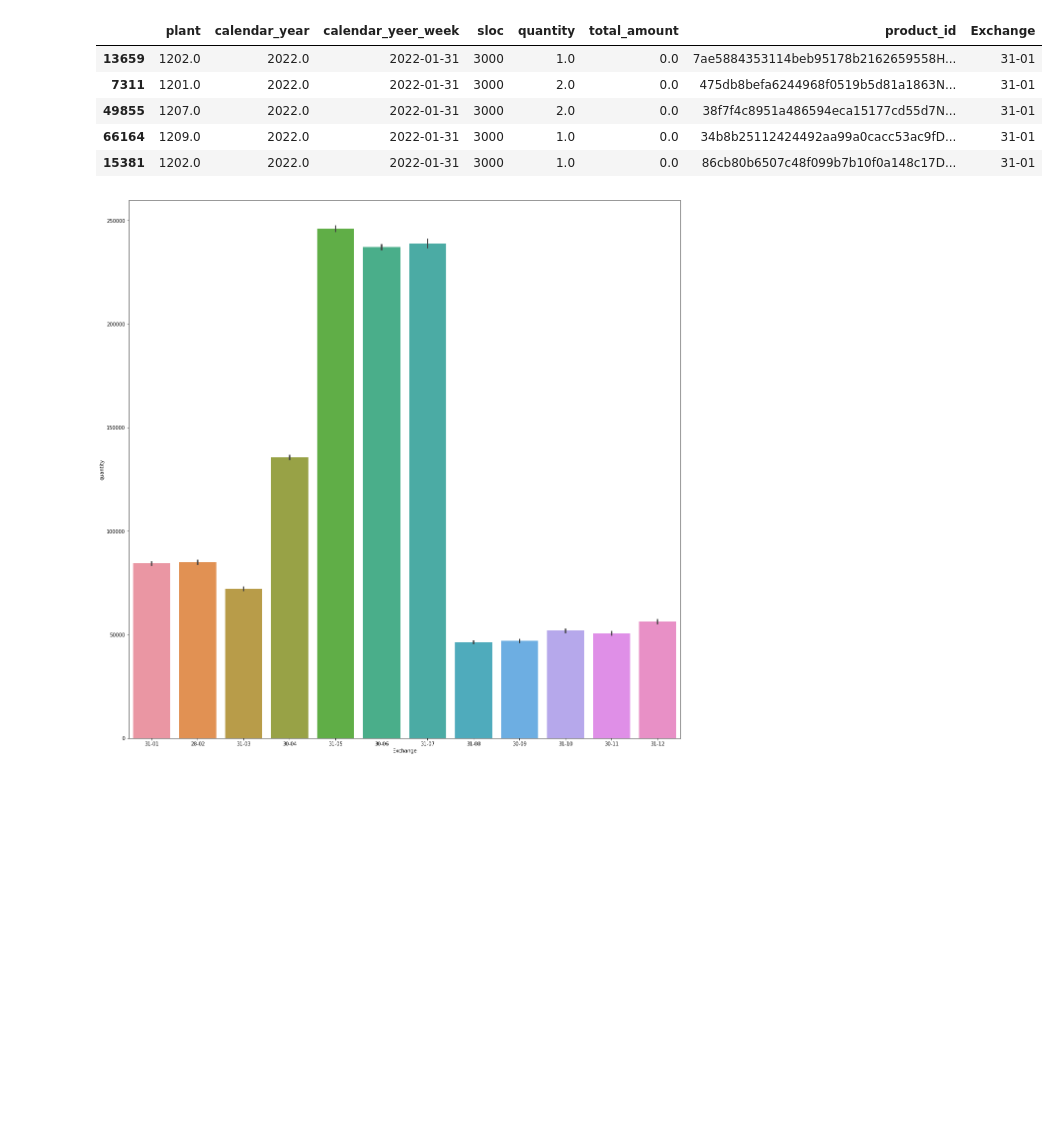
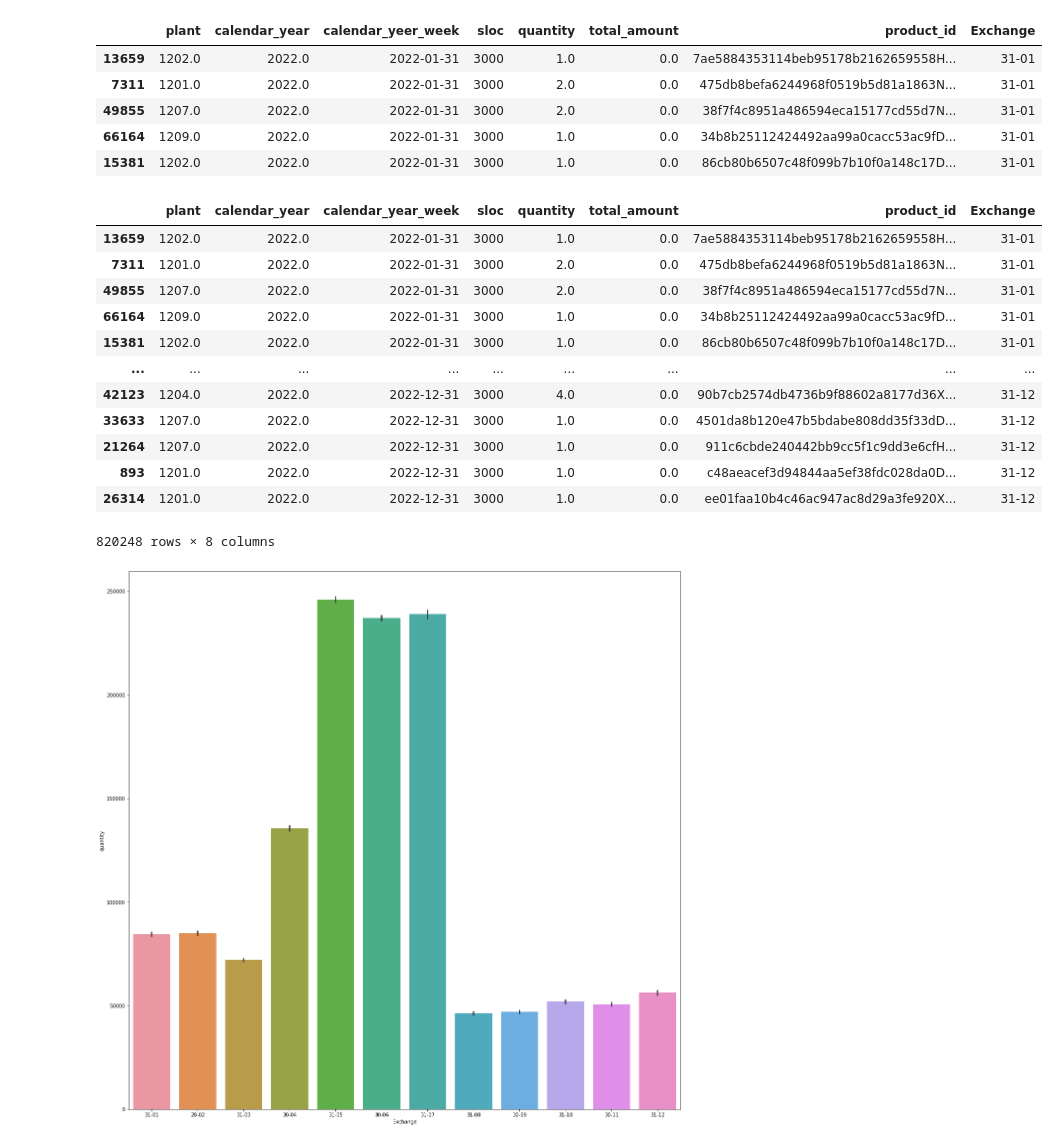
Before and after one commit to Amature123/sale_inv, a Jupyter notebook: inventory.ipynb, the cells around one changed output. Drawn from its saved outputs; the diff is of its cells as text; code cells hidden in the pictures; blank space fills up the shorter version.

```diff
--- a/inventory.ipynb
+++ b/inventory.ipynb
@@ -171,6 +171,22 @@ train_inv_set.head()
 | 49855 | 1207.0 | 2022.0 | 2022-01-31 | 3000 | 2.0 | 0.0 | 38f7f4c8951a486594eca15177cd55d7N... | 31-01 |
 | 66164 | 1209.0 | 2022.0 | 2022-01-31 | 3000 | 1.0 | 0.0 | 34b8b25112424492aa99a0cacc53ac9fD... | 31-01 |
 | 15381 | 1202.0 | 2022.0 | 2022-01-31 | 3000 | 1.0 | 0.0 | 86cb80b6507c48f099b7b10f0a148c17D... | 31-01 |
+# %%
+train_inv_set.rename(columns={'calendar_yeer_week':'calendar_year_week'})
+# %% [output]
+|  | plant | calendar_year | calendar_year_week | sloc | quantity | total_amount | product_id | Exchange |
+| 13659 | 1202.0 | 2022.0 | 2022-01-31 | 3000 | 1.0 | 0.0 | 7ae5884353114beb95178b2162659558H... | 31-01 |
+| 7311 | 1201.0 | 2022.0 | 2022-01-31 | 3000 | 2.0 | 0.0 | 475db8befa6244968f0519b5d81a1863N... | 31-01 |
+| 49855 | 1207.0 | 2022.0 | 2022-01-31 | 3000 | 2.0 | 0.0 | 38f7f4c8951a486594eca15177cd55d7N... | 31-01 |
+| 66164 | 1209.0 | 2022.0 | 2022-01-31 | 3000 | 1.0 | 0.0 | 34b8b25112424492aa99a0cacc53ac9fD... | 31-01 |
+| 15381 | 1202.0 | 2022.0 | 2022-01-31 | 3000 | 1.0 | 0.0 | 86cb80b6507c48f099b7b10f0a148c17D... | 31-01 |
+| ... | ... | ... | ... | ... | ... | ... | ... | ... |
+| 42123 | 1204.0 | 2022.0 | 2022-12-31 | 3000 | 4.0 | 0.0 | 90b7cb2574db4736b9f88602a8177d36X... | 31-12 |
+| 33633 | 1207.0 | 2022.0 | 2022-12-31 | 3000 | 1.0 | 0.0 | 4501da8b120e47b5bdabe808dd35f33dD... | 31-12 |
+| 21264 | 1207.0 | 2022.0 | 2022-12-31 | 3000 | 1.0 | 0.0 | 911c6cbde240442bb9cc5f1c9dd3e6cfH... | 31-12 |
+| 893 | 1201.0 | 2022.0 | 2022-12-31 | 3000 | 1.0 | 0.0 | c48aeacef3d94844aa5ef38fdc028da0D... | 31-12 |
+| 26314 | 1201.0 | 2022.0 | 2022-12-31 | 3000 | 1.0 | 0.0 | ee01faa10b4c46ac947ac8d29a3fe920X... | 31-12 |
+820248 rows × 8 columns
 # %%
 plt.figure(figsize=(20,20))
 sns.barplot(data=train_inv_set,x='Exchange',y='quantity',estimator=sum)
```
Also changed, not shown: 1 other file.
